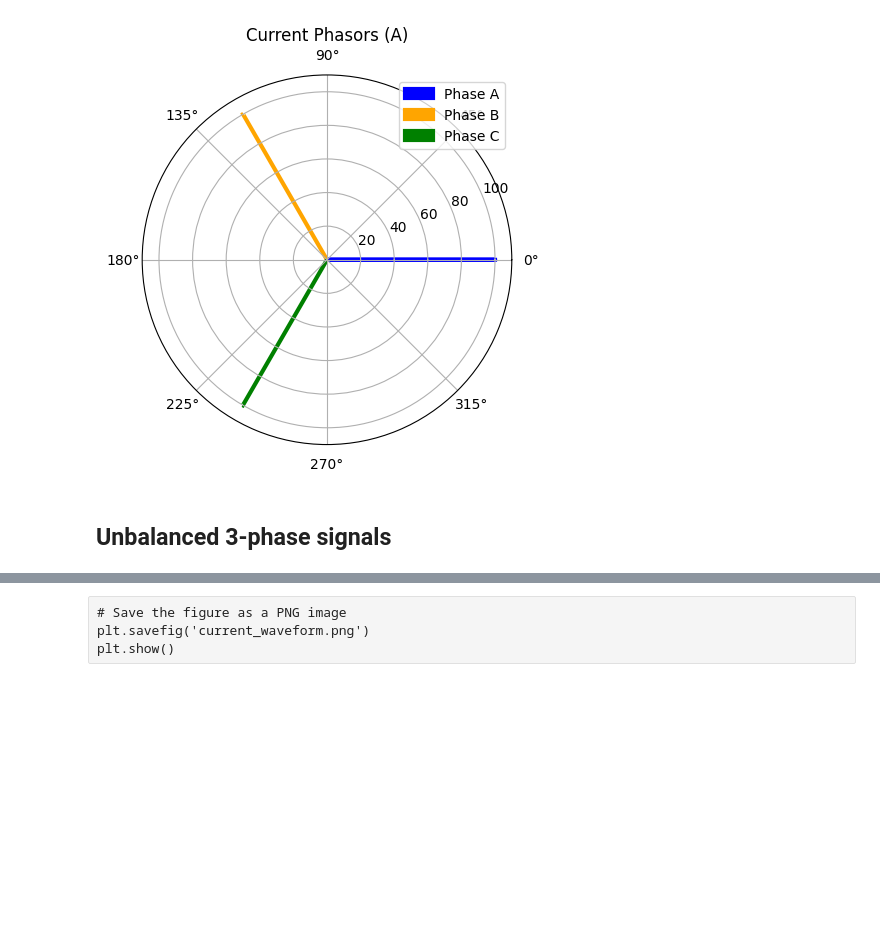
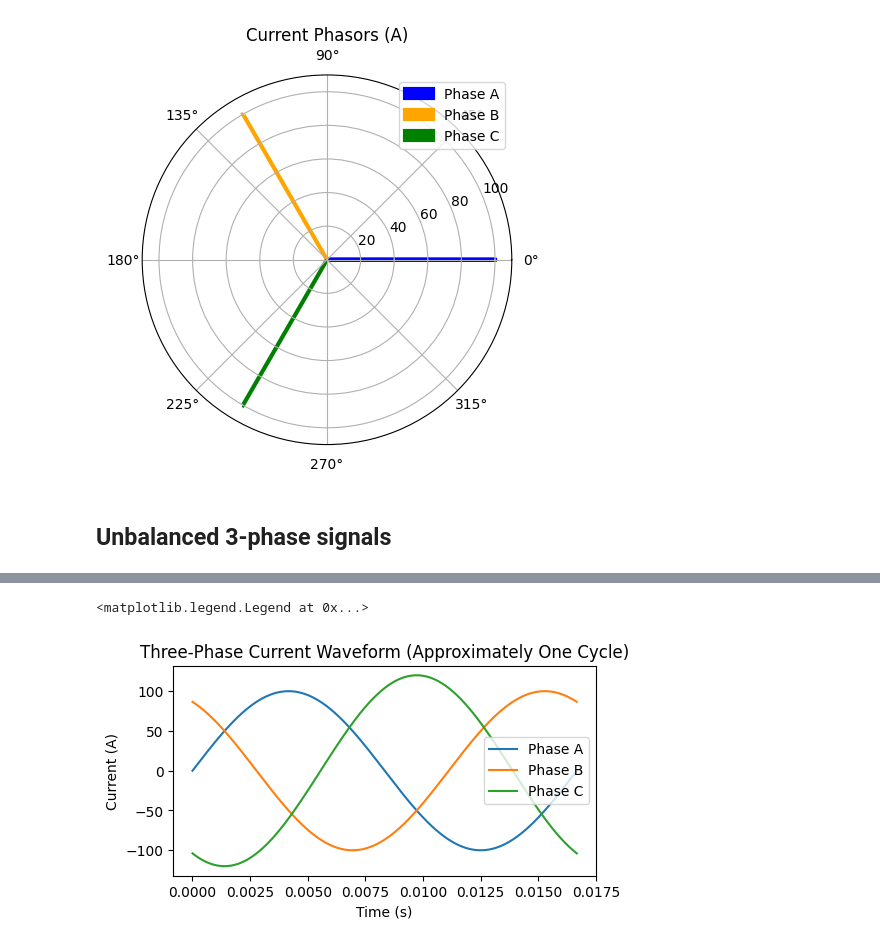
Before and after one commit to miek770/blog, a Jupyter notebook: raws/2023-07-xx.ipynb, the cells around one changed output, grey strips where cells are left out. Saved outputs shown, nothing was run; the diff lists cells and outputs as text; code cells hidden in the pictures; blank space fills up the shorter version.

```diff
--- a/raws/2023-07-xx.ipynb
+++ b/raws/2023-07-xx.ipynb
@@ -221,4 +180,16 @@ plt.tight_layout()
-# %% [raw]
-# Save the figure as a PNG image
-plt.savefig('current_waveform.png')
-plt.show()
+# %%
+# Function to generate unbalanced three-phase current waveform
+def three_phase_current(amplitude, imbalance, samples, freq_hz):
+    t = np.linspace(0, 1 / freq_hz, samples)
+    Ia = amplitude * np.sin(2 * np.pi * freq_hz * t)
+    Ib = amplitude * np.sin(2 * np.pi * freq_hz * t + (2 * np.pi / 3))
+    Ic = amplitude * (1 + imbalance) * np.sin(2 * np.pi * freq_hz * t + (4 * np.pi / 3))
+    return Ia, Ib, Ic
+# %%
+# Generate unbalanced three-phase current waveform
+freq_hz = 60  # Hz
+samples = 1000
+amplitude = 100
+imbalance = 0.2
+# %%
+Ia, Ib, Ic = three_phase_current(amplitude, imbalance, samples, freq_hz)
@@ -224,0 +201,15 @@ plt.show()
+# %%
+# Plot the time-domain waveform (approximately one cycle)
+plt.figure(figsize=(12, 6))
+plt.subplot(2, 2, 1)
+t = np.linspace(0, 1 / freq_hz, samples)
+plt.plot(t, Ia, label='Phase A')
+plt.plot(t, Ib, label='Phase B')
+plt.plot(t, Ic, label='Phase C')
+plt.xlabel('Time (s)')
+plt.ylabel('Current (A)')
+plt.title('Three-Phase Current Waveform (Approximately One Cycle)')
+plt.legend()
+# %% [output]
+<matplotlib.legend.Legend at 0x...>
+[figure, added]
```
Also changed, not shown: parts of 30 cells of this notebook.
